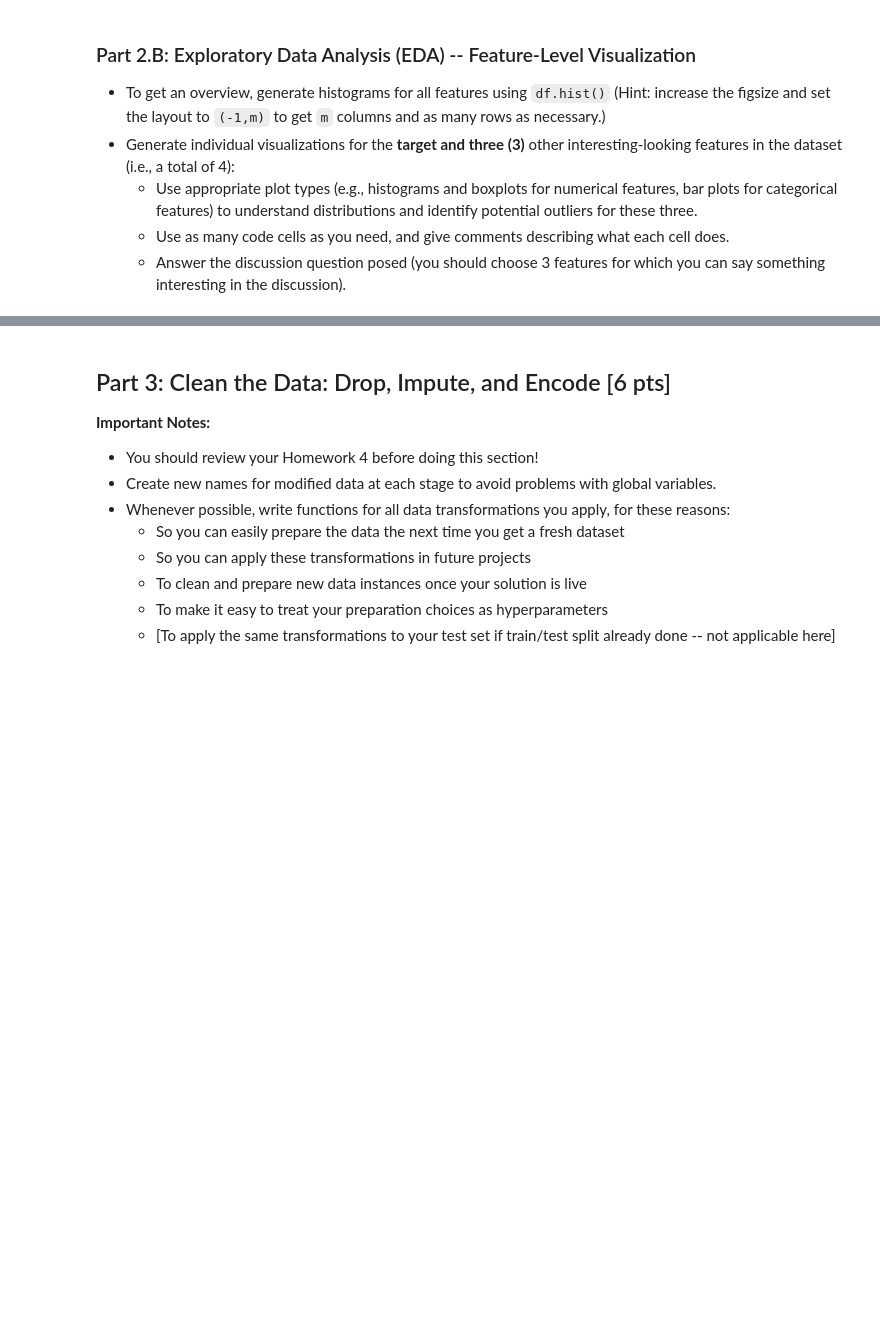
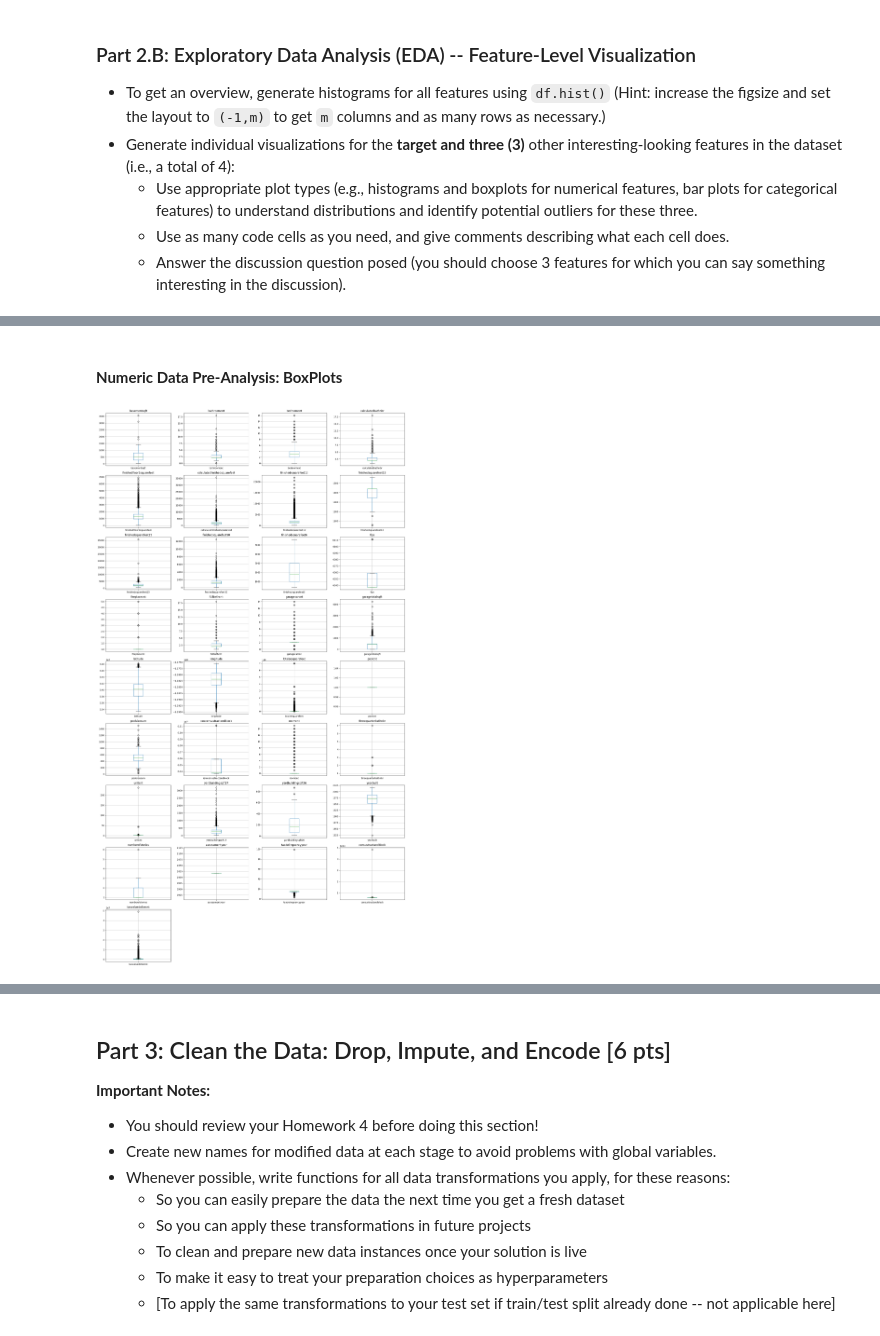
Before and after one commit to LeeMcFarling/Module_3_Milestone_1, a Jupyter notebook: Milestone_01.ipynb, the cells around one changed output, grey strips where cells are left out. Drawn from its saved outputs; the diff is of its cells as text; code cells hidden in the pictures; blank space fills up the shorter version.

```diff
--- a/Milestone_01.ipynb
+++ b/Milestone_01.ipynb
@@ -543,0 +502,30 @@ plt.tight_layout()
+# %% [markdown]
+#### **Numeric Data Pre-Analysis: BoxPlots**
+# %%
+# =======================================================
+# Generate Boxplots for each of the Numeric Variables in
+# the dataset for outlier analysis
+# =======================================================
+
+
+numeric_cols = df_numeric.columns
+
+num_vars = len(numeric_cols)
+ncols = 4
+nrows = -(-num_vars // ncols)  # ceiling division
+
+fig, axes = plt.subplots(nrows=nrows, ncols=ncols, figsize=(5 * ncols, 4 * nrows))
+axes = axes.flatten()
+
+for i, col in enumerate(numeric_cols):
+    df_numeric.boxplot(column=col, ax=axes[i])
+    axes[i].set_title(col)
+
+# Hide any unused axes
+for j in range(i + 1, len(axes)):
+    fig.delaxes(axes[j])
+
+plt.tight_layout()
+plt.show()
+# %% [output]
+[figure, added]
```
Also changed, not shown: parts of 51 cells of this notebook.
